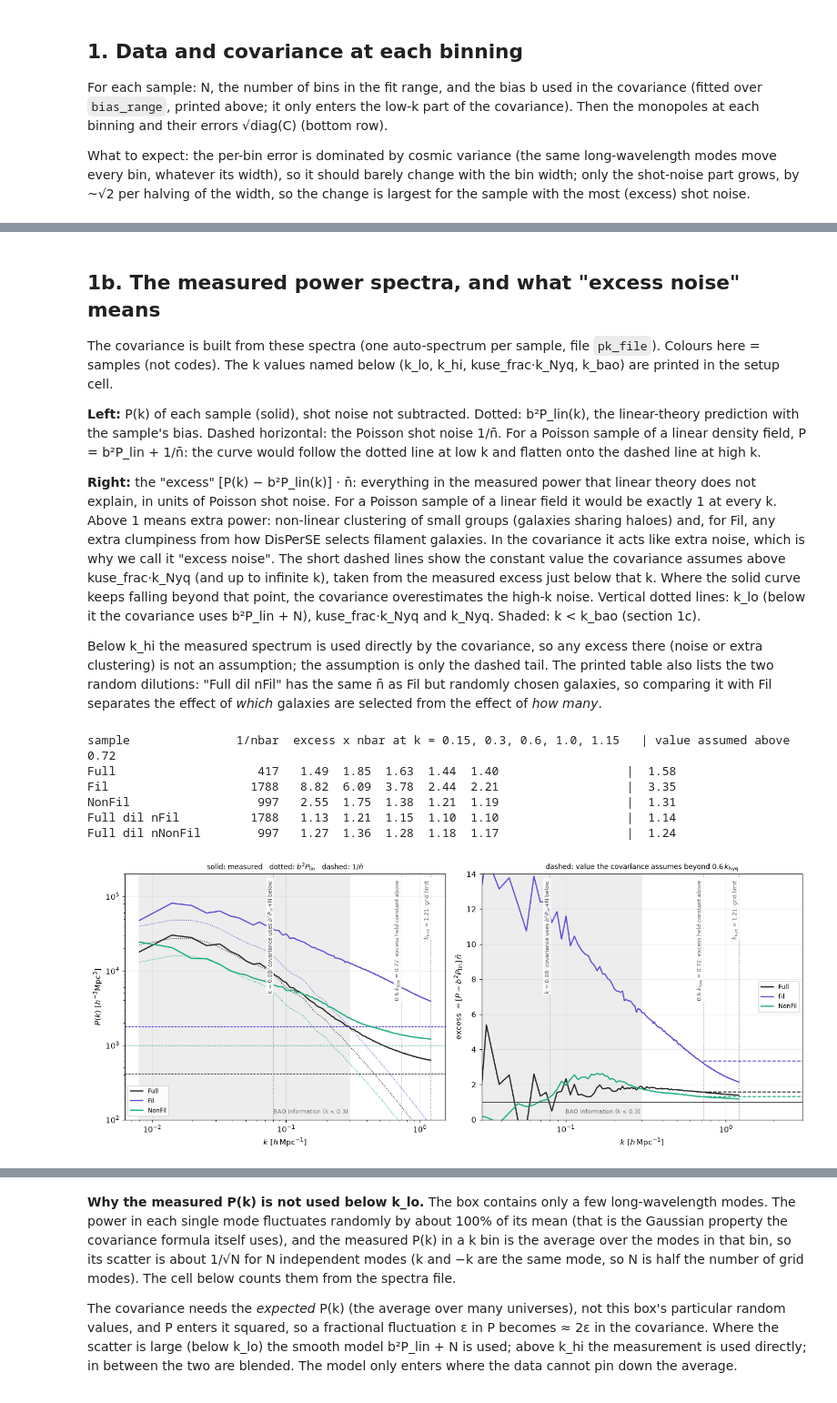
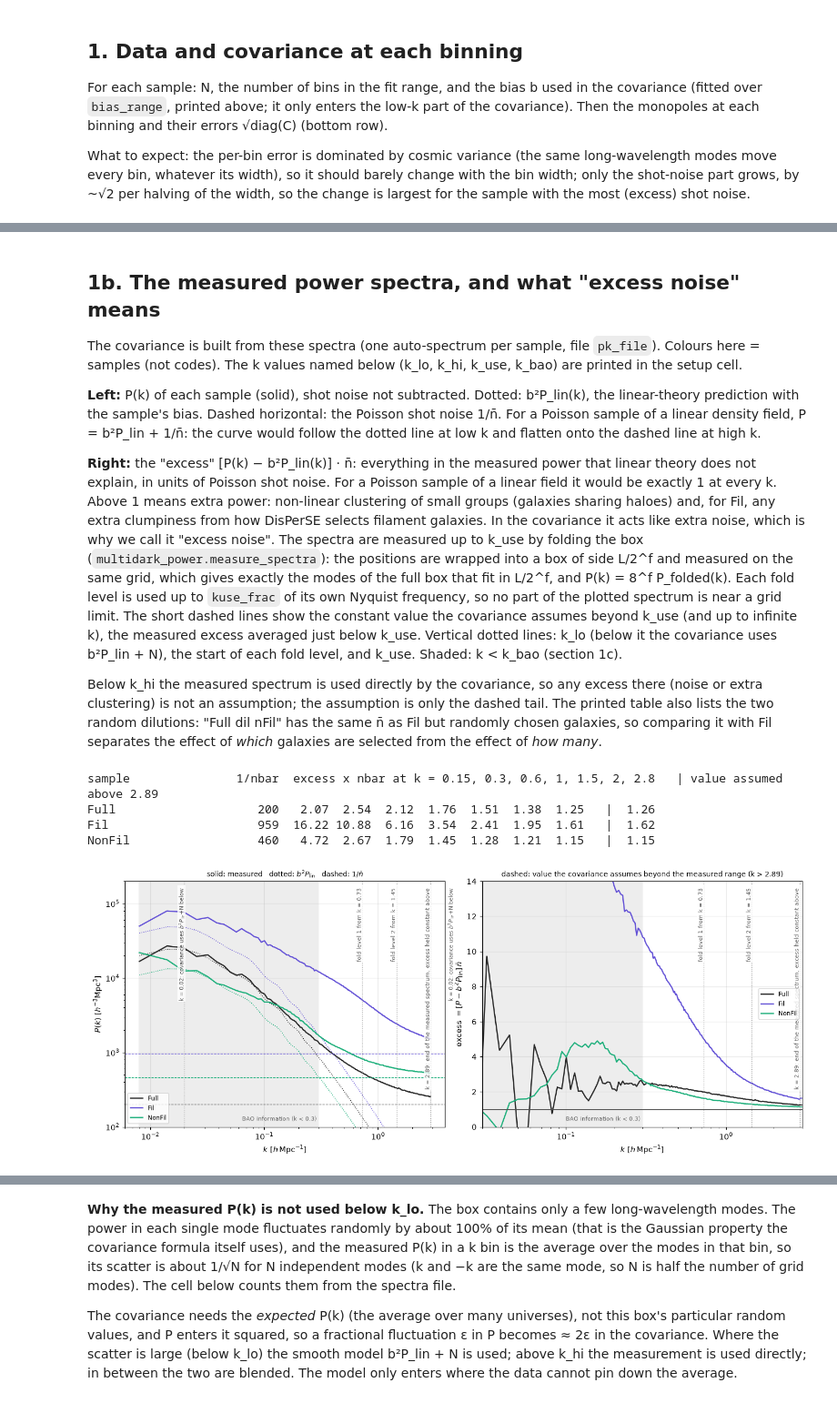
Before and after one commit to FedeDavilaKurban/filbao-md, a Jupyter notebook: notebooks/exploratory/desilike_run1.ipynb, the cells around one changed output, grey strips where cells are left out. Shown at 91% size. Saved outputs shown, nothing was run; the diff lists cells and outputs as text; code cells hidden in the pictures.

```diff
--- a/notebooks/exploratory/desilike_run1.ipynb
+++ b/notebooks/exploratory/desilike_run1.ipynb
@@ -46,7 +46,7 @@ plt.rcParams.update({'figure.dpi': 110, 'axes.grid': True, 'grid.alpha': 0.25, '
 
 # ---------------- settings (change here only) ----------------
 MONO = os.path.join(REPO, 'data/processed/monopoles/box')
-pk_file = os.path.join(REPO, 'data/processed/pk/box/pk_XISMU_box_mag-21.2_dist_fil.npz')
+pk_file = os.path.join(REPO, 'data/processed/pk/box/pk_XISMU_box_mag-20.8_dist_fil.npz')
 mono_sep = (5.0, 150.0)             # separation range of the monopole files [h^-1 Mpc] (in their names)
 binseps = (5.0, 2.5)                # bin widths to compare [h^-1 Mpc]; binseps[0] = reference (bias, spectra plots)
 fit_range = (50., 150.)             # [h^-1 Mpc]
@@ -68,7 +68,7 @@ bs_ref = binseps[0]
 def monopole_file(key, binsep):
     # current naming ('leq') first, then the older one ('-'); None if neither exists
     for k in (key, key.replace('leqd', '-d')):
-        f = os.path.join(MONO, f'mag=-21.2_sep={mono_sep[0]:.1f}-{mono_sep[1]:.1f}_binsep={binsep:.1f}_{k}.npz')
+        f = os.path.join(MONO, f'mag=-20.8_sep={mono_sep[0]:.1f}-{mono_sep[1]:.1f}_binsep={binsep:.1f}_{k}.npz')
         if os.path.exists(f):
             return f
     return None
@@ -86,7 +86,7 @@ spec = bf.load_spectra(pk_file)
 defaults = lambda f: {n: p.default for n, p in inspect.signature(f).parameters.items()
                       if p.default is not inspect.Parameter.empty}
 cov_set, kmax_cov = defaults(bf.spectrum_for_cov), defaults(bf.gaussian_cov_pk)['kmax']
-k_lo, k_hi, k_use = cov_set['k_lo'], cov_set['k_hi'], cov_set['kuse_frac'] * spec['kNyq']
+k_lo, k_hi, k_use = cov_set['k_lo'], cov_set['k_hi'], spec['kmax']   # k_use = end of the measured spectrum
 b_set = defaults(bf.estimate_bias_independent)
 bias_range = b_set['ranges'][b_set['primary']]
 
@@ -94,8 +94,9 @@ print(f"fit range {fit_range} h^-1 Mpc;  bin widths {binseps};  monopole files c
 print(f"alpha fit: Sigma ~ N({Sigma_th:.2f}, {Sigma_prior_sd:g}) [Sigma_th = Zel'dovich prediction];  "
       f"Sigma fit: flat {Sigma_free}")
 print(f"covariance: bias from {bias_range} h^-1 Mpc;  P_cov = b^2 P_lin + N below k_lo = {k_lo}, measured above "
-      f"k_hi = {k_hi} (N from k in {cov_set['n_win']}), constant excess above {cov_set['kuse_frac']} k_Nyq = "
-      f"{k_use:.3f} (k_Nyq = {spec['kNyq']:.3f}), modes summed to k = {kmax_cov}")
+      f"k_hi = {k_hi} (N from k in {cov_set['n_win']}), measured spectrum up to k = {k_use:.3f} "
+      f"({spec['n_fold']} foldings, each level to {spec['kuse_frac']} of its Nyquist), constant excess above, "
+      f"modes summed to k = {kmax_cov}")
 print(f"spectra labels: {spec['labels']}")
 # %% [output]
 fit range (50.0, 150.0) h^-1 Mpc;  bin widths (5.0, 2.5);  monopole files cover (5.0, 150.0)
@@ -165,7 +166,7 @@ Full dil nNonFil   bin 2.5:  N =  1003482   40 bins in fit range   b(cov) = 1.02
 ## 1b. The measured power spectra, and what "excess noise" means
 
 The covariance is built from these spectra (one auto-spectrum per sample, file `pk_file`). Colours here =
-samples (not codes). The k values named below (k_lo, k_hi, kuse_frac·k_Nyq, k_bao) are printed in the setup cell.
+samples (not codes). The k values named below (k_lo, k_hi, k_use, k_bao) are printed in the setup cell.
 
 **Left:** P(k) of each sample (solid), shot noise not subtracted. Dotted: b²P_lin(k), the linear-theory
 prediction with the sample's bias. Dashed horizontal: the Poisson shot noise 1/n̄. For a Poisson sample of a
@@ -176,10 +177,13 @@ the dashed line at high k.
 not explain, in units of Poisson shot noise. For a Poisson sample of a linear field it would be exactly 1
 at every k. Above 1 means extra power: non-linear clustering of small groups (galaxies sharing haloes) and,
 for Fil, any extra clumpiness from how DisPerSE selects filament galaxies. In the covariance it acts like
-extra noise, which is why we call it "excess noise". The short dashed lines show the constant value the
-covariance assumes above kuse_frac·k_Nyq (and up to infinite k), taken from the measured excess just below
-that k. Where the solid curve keeps falling beyond that point, the covariance overestimates the high-k noise.
-Vertical dotted lines: k_lo (below it the covariance uses b²P_lin + N), kuse_frac·k_Nyq and k_Nyq.
+extra noise, which is why we call it "excess noise". The spectra are measured up to k_use by
+folding the box (`multidark_power.measure_spectra`): the positions are wrapped into a box of side L/2^f and
+measured on the same grid, which gives exactly the modes of the full box that fit in L/2^f, and
+P(k) = 8^f P_folded(k). Each fold level is used up to `kuse_frac` of its own Nyquist frequency, so no part
+of the plotted spectrum is near a grid limit. The short dashed lines show the constant value the covariance
+assumes beyond k_use (and up to infinite k), the measured excess averaged just below k_use.
+Vertical dotted lines: k_lo (below it the covariance uses b²P_lin + N), the start of each fold level, and k_use.
 Shaded: k < k_bao (section 1c).
 
 Below k_hi the measured spectrum is used directly by the covariance, so any excess there (noise or extra
@@ -188,51 +192,51 @@ two random dilutions: "Full dil nFil" has the same n̄ as Fil but randomly chose
 with Fil separates the effect of *which* galaxies are selected from the effect of *how many*.
 # %%
 SCOL = {'Full': '0.15', 'Fil': '#6250d6', 'NonFil': '#1baf7a', 'Full dil nFil': '#eda100', 'Full dil nNonFil': '#e87ba4'}
-kk, kNyq = spec['k'], spec['kNyq']
+kk = spec['k']
+k_fold = [kk[spec['level'] == f][0] for f in range(1, spec['n_fold'] + 1)]   # start of each fold level
+k_print = (0.15, 0.3, 0.6, 1.0, 1.5, 2.0, 2.8)
 Plin = lambda x: np.exp(np.interp(np.log(x), np.log(lin['kh']), np.log(lin['pk'])))
 fig, (a1, a2) = plt.subplots(1, 2, figsize=(13, 5.4))
-print(f"{'sample':<18}{'1/nbar':>9}  excess x nbar at k = 0.15, 0.3, 0.6, 1.0, 1.15   | value assumed above {k_use:.2f}")
+print(f"{'sample':<18}{'1/nbar':>9}  excess x nbar at k = " + ", ".join(f"{x:g}" for x in k_print)
+      + f"   | value assumed above {k_use:.2f}")
 for lab, key in samples.items():
     if (lab, bs_ref) not in data: continue
     i = spec['labels'].index(key); nbar = spec['n_gal'][i] / bf.L_BOX**3; b = data[lab, bs_ref]['b']; c = SCOL[lab]
     P = spec['P'][i, i]
     ex = (P - b**2 * Plin(kk)) * nbar
     _, ex_tail = bf.spectrum_for_cov(spec, i, i, b, b, lin, np.array([0.5]))
     if lab in plot_samples:
         a1.loglog(kk, P, color=c, label=lab)
         a1.loglog(kk, b**2 * Plin(kk), color=c, ls=':', lw=1)
         a1.axhline(1 / nbar, color=c, ls='--', lw=0.8)
         a2.semilogx(kk, ex, color=c, label=lab)
         a2.hlines(ex_tail * nbar, k_use, kmax_cov, color=c, ls='--', lw=1.2)
     at = lambda x: np.interp(x, kk, ex)
-    print(f"{lab:<18}{1/nbar:>9.0f}  {at(.15):5.2f} {at(.3):5.2f} {at(.6):5.2f} {at(1.0):5.2f} {at(1.15):5.2f}"
-          f"                  | {ex_tail * nbar:5.2f}")
+    print(f"{lab:<18}{1/nbar:>9.0f}  " + " ".join(f"{at(x):5.2f}" for x in k_print) + f"   | {ex_tail * nbar:5.2f}")
 vlines = ((k_lo, f'k = {k_lo}: covariance uses $b^2P_{{\\rm lin}}$+N below'),
-          (k_use, f"{cov_set['kuse_frac']} $k_{{\\rm Nyq}}$ = {k_use:.2f}: excess held constant above"),
-          (kNyq, f'$k_{{\\rm Nyq}}$ = {kNyq:.2f}: grid limit'))
+          *[(x, f'fold level {f + 1} from k = {x:.2f}') for f, x in enumerate(k_fold)],
+          (k_use, f"k = {k_use:.2f}: end of the measured spectrum, excess held constant above"))
 for a in (a1, a2):
     a.axvspan(kk[0], k_bao, color='0.93', zorder=0)
     a.text(k_bao, 0.02, f'BAO information (k < {k_bao}) ', transform=a.get_xaxis_transform(), ha='right', va='bottom',
            fontsize=7, color='0.4')
     for x, txt in vlines:
         a.axvline(x, color='0.5', ls=':', lw=0.8)
         a.text(x, 0.98, txt + ' ', transform=a.get_xaxis_transform(), rotation=90, ha='right', va='top',
                fontsize=7, color='0.35', bbox=dict(fc='white', ec='none', alpha=0.8, pad=1))
     a.set_xlabel(r'$k\ [h\,{\rm Mpc}^{-1}]$')
 a1.set_ylabel(r'$P(k)\ [h^{-3}{\rm Mpc}^3]$'); a1.set_ylim(1e2, 2e5); a1.legend(fontsize=8, loc='lower left')
 a1.set_title('solid: measured   dotted: $b^2P_{\\rm lin}$   dashed: $1/\\bar n$', fontsize=9)
 a2.axhline(1, color='0.3', lw=0.8); a2.set_xlim(0.03, kmax_cov); a2.set_ylim(0, 14)
 a2.set_ylabel(r'excess $=[P - b^2P_{\rm lin}]\,\bar n$'); a2.legend(fontsize=8, loc='center right')
-a2.set_title(f"dashed: value the covariance assumes beyond {cov_set['kuse_frac']}$\\,k_{{\\rm Nyq}}$", fontsize=9)
+a2.set_title(f"dashed: value the covariance assumes beyond the measured range (k > {k_use:.2f})", fontsize=9)
 fig.tight_layout(); plt.show()
 # %% [output]
-sample               1/nbar  excess x nbar at k = 0.15, 0.3, 0.6, 1.0, 1.15   | value assumed above 0.72
-Full                    417   1.49  1.85  1.63  1.44  1.40                  |  1.58
-Fil                    1788   8.82  6.09  3.78  2.44  2.21                  |  3.35
-NonFil                  997   2.55  1.75  1.38  1.21  1.19                  |  1.31
-Full dil nFil          1788   1.13  1.21  1.15  1.10  1.10                  |  1.14
-Full dil nNonFil        997   1.27  1.36  1.28  1.18  1.17                  |  1.24
+sample               1/nbar  excess x nbar at k = 0.15, 0.3, 0.6, 1, 1.5, 2, 2.8   | value assumed above 2.89
+Full                    200   2.07  2.54  2.12  1.76  1.51  1.38  1.25   |  1.26
+Fil                     959  16.22 10.88  6.16  3.54  2.41  1.95  1.61   |  1.62
+NonFil                  460   4.72  2.67  1.79  1.45  1.28  1.21  1.15   |  1.15
-[figure, old version]
+[figure, new version]
 # %% [markdown]
 ### The spectrum that actually enters the covariance
 
```
Also changed, not shown: parts of 11 cells of this notebook, 8 other files.
